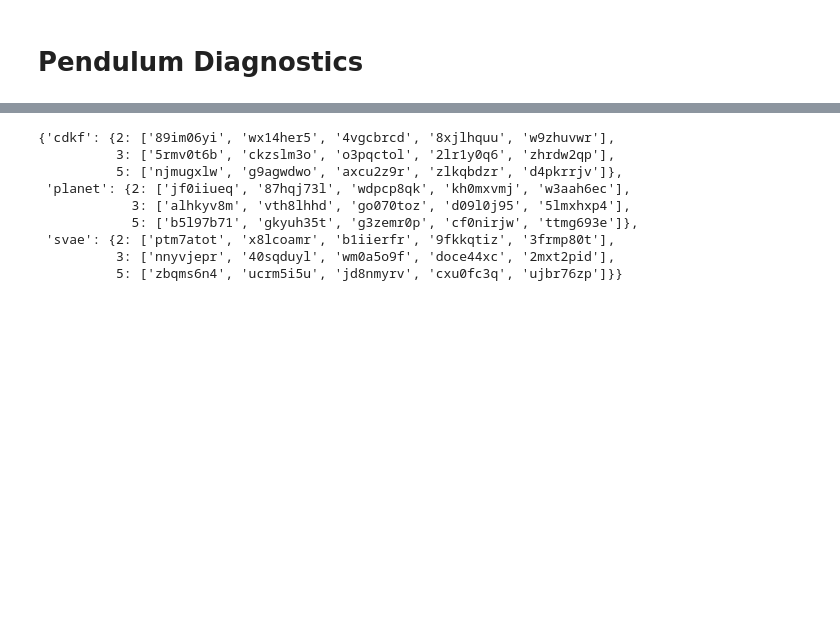
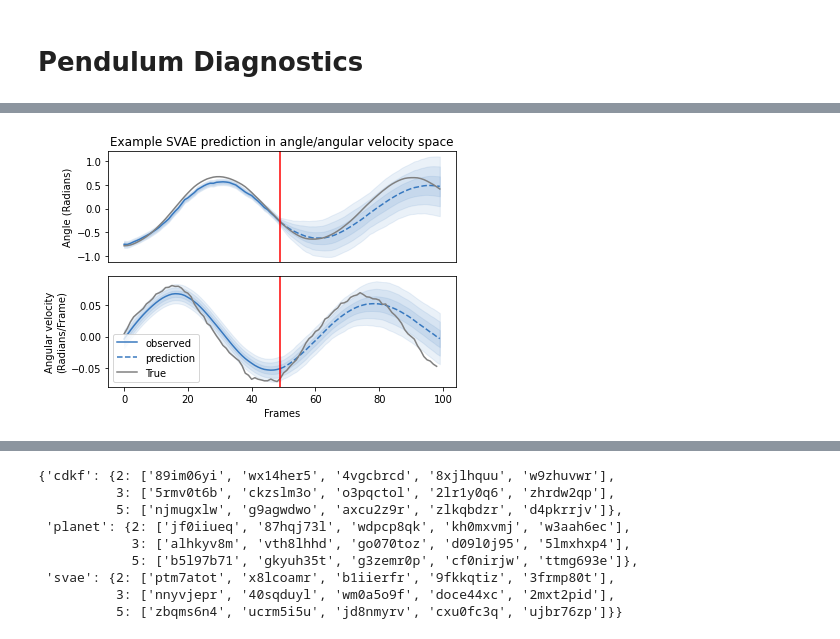
Before and after one commit to matthew9671/MattLab, a Jupyter notebook: Revisiting_SVAE_Refactor.ipynb, the cells around one changed output, grey strips where cells are left out. Drawn from its saved outputs; the diff is of its cells as text; code cells hidden in the pictures; blank space fills up the shorter version.

```diff
--- a/Revisiting_SVAE_Refactor.ipynb
+++ b/Revisiting_SVAE_Refactor.ipynb
@@ -5100,0 +5120,66 @@ plt.savefig("prediction.pdf")
+# %%
+# @title Make predictions in theta/omega space
+def plot_svae_prediction(i=0):
+    fig, axes = plt.subplots(2, 1)
+
+    # Default to only showing the svae
+    method = "svae"
+
+    runs = best_run_ids[method][5]
+    run_name = runs[-1]
+    d = load_run_and_summary(project_path, run_name)
+    run_params, model_params, model, results = d["run_params"], d["model_params"], \
+                    d["model"], d["results"]
+    W_theta = results["w_theta"]
+    W_omega = results["w_omega"]
+    preds = results["predictions"]
+    targets = pendulum_data["val_states"][i, :100]
+    thetas = np.arctan2(targets[:,0], targets[:,1])
+    omegas = thetas[1:]-thetas[:-1]
+    pred_theta = np.einsum("...i,i->...", preds, W_theta)
+    pred_omega = np.einsum("...i,i->...", preds, W_omega)
+    latent_cov_theta = np.einsum("...ij,i,j->...", results["latent_covariance_partial"], W_theta, W_theta)
+    latent_cov_omega = np.einsum("...ij,i,j->...", results["latent_covariance_partial"],
+                            W_omega, W_omega)
+
+    pred_xs = np.arange(49, 100)
+    # Plot thetas
+    ax = axes[0]
+    mean = results["latent_mean_partial"][i] @ W_theta
+    ax.plot(mean, color=method_colors[method], label="observed")
+    std = latent_cov_theta[i] ** .5
+    for j in range(1,4):
+        ax.fill_between(np.arange(mean.shape[0]), mean+std*j, mean-std*j, color=method_colors[method], alpha=.1)
+    mean, std = np.mean(pred_theta[i], axis=0), np.std(pred_theta[i], axis=0)
+    ax.plot(pred_xs, mean, color=method_colors[method], linestyle="--", label="prediction")
+    for j in range(1,4):
+        ax.fill_between(pred_xs, mean+std*j, mean-std*j, color=method_colors[method], alpha=.1)
+    ax.plot(thetas, color="grey", label="True")
+    ax.axvline(x = 49, color = 'red')
+    # ax.legend()
+    ax.xaxis.set_visible(False)
+    ax.set_ylabel("Angle (Radians)")
+    # Plot the omegas
+    ax = axes[1]
+    mean = results["latent_mean_partial"][i] @ W_omega
+    ax.plot(mean, color=method_colors[method], label="observed")
+    std = latent_cov_omega[i] ** .5
+    for j in range(1,4):
+        ax.fill_between(np.arange(mean.shape[0]), mean+std*j, mean-std*j, color=method_colors[method], alpha=.1)
+
+    mean, std = np.mean(pred_omega[i], axis=0), np.std(pred_omega[i], axis=0)
+    ax.plot(np.arange(49, 100), mean, color=method_colors[method], linestyle="--", label="prediction")
+    for j in range(1,4):
+        ax.fill_between(pred_xs, mean+std*j, mean-std*j, color=method_colors[method], alpha=.1)
+    ax.plot(omegas, color="grey", label="True")
+    ax.axvline(x = 49, color = 'red')
+    ax.legend(loc="lower left")
+    ax.set_xlabel("Frames")
+    ax.set_ylabel("Angular velocity\n(Radians/Frame)")
+    fig.tight_layout()
+    axes[0].set_title("Example " + method_labels[method] + " prediction in angle/angular velocity space")
+
+plot_svae_prediction(0)
+plt.savefig("angle_prediction_example.pdf", bbox_inches='tight')
+# %% [output]
+[figure, added]
```
Also changed, not shown: parts of 21 cells of this notebook.
